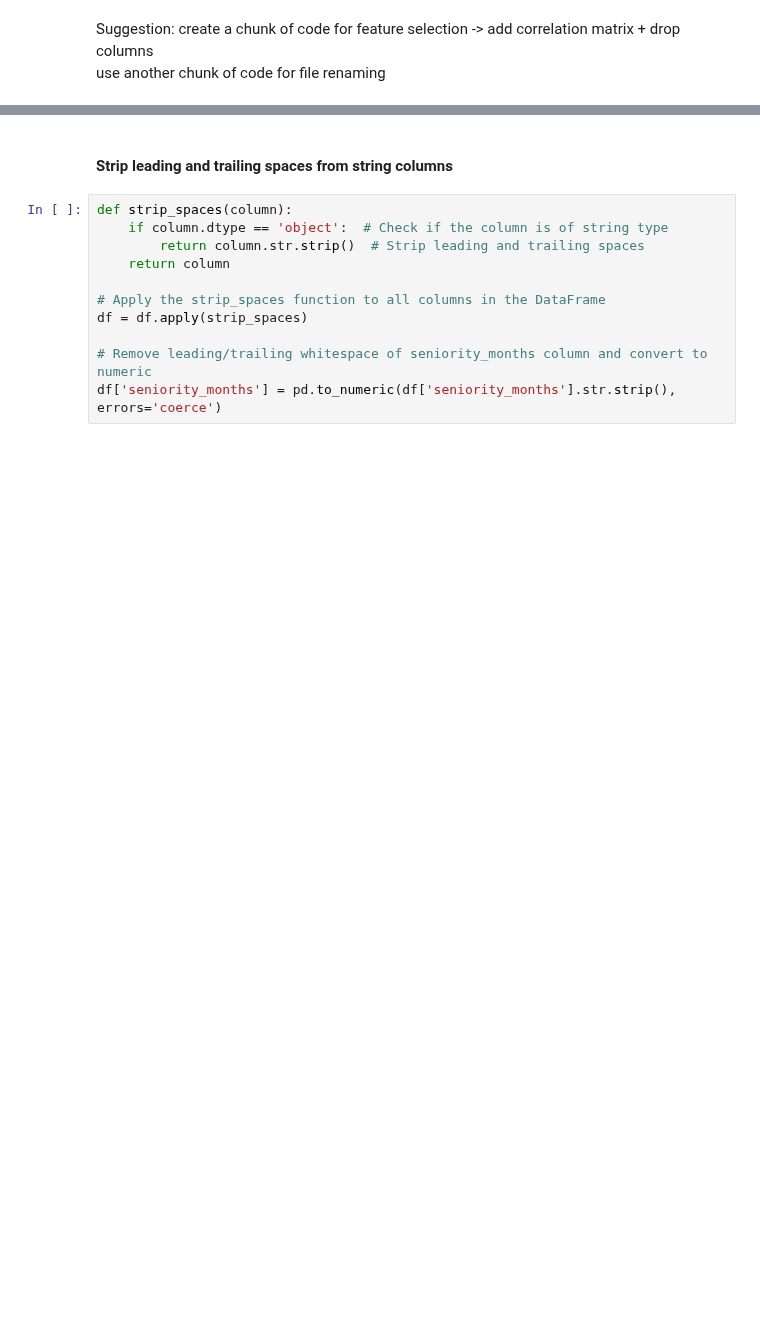
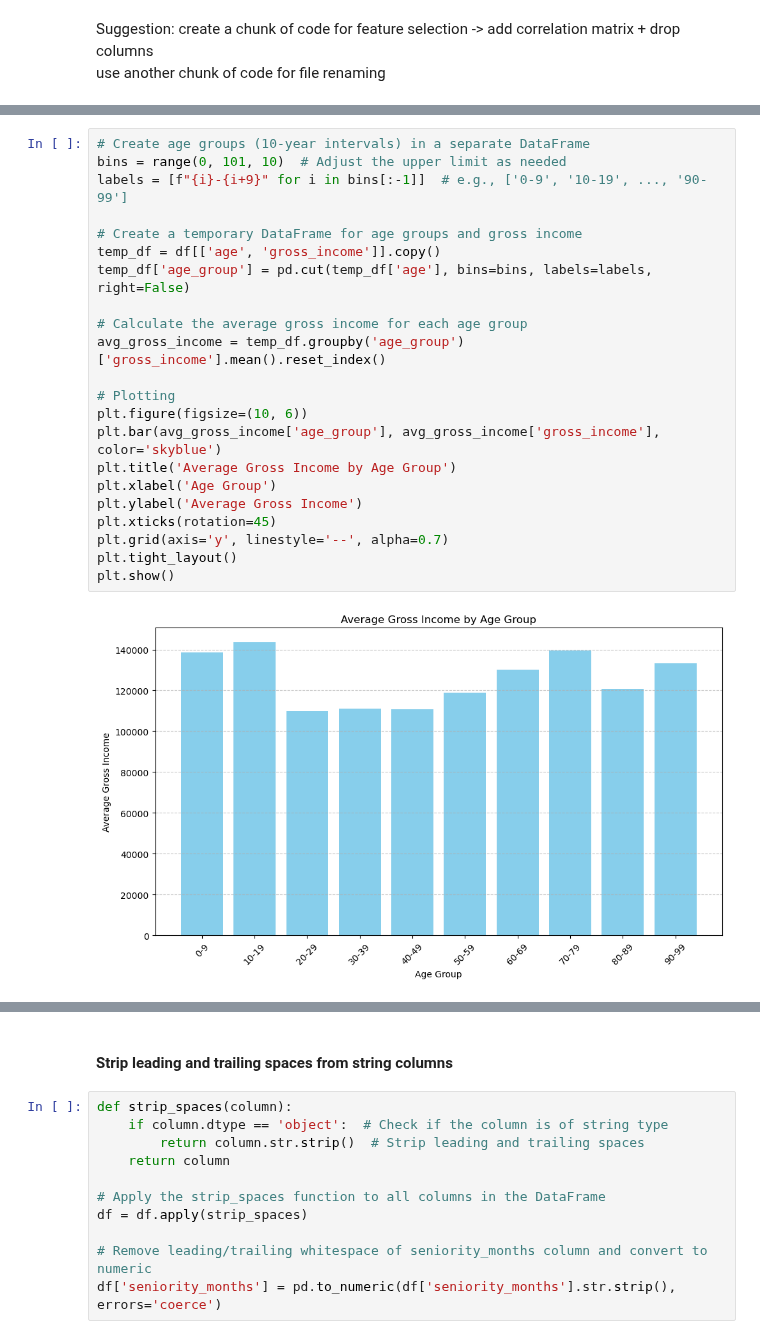
Before and after one commit to ChinSekYi/OpenAYEye, a Jupyter notebook: notebook/reco_system/santender_cleaning.ipynb, the cells around one changed output, grey strips where cells are left out. Cells and saved outputs as stored; diff of their text form; blank space fills up the shorter version.

```diff
--- a/notebook/reco_system/santender_cleaning.ipynb
+++ b/notebook/reco_system/santender_cleaning.ipynb
@@ -224,0 +252,24 @@ df = df.dropna(subset=columns_with_na)
+# %%
+# Create age groups (10-year intervals) in a separate DataFrame
+bins = range(0, 101, 10)  # Adjust the upper limit as needed
+labels = [f"{i}-{i+9}" for i in bins[:-1]]  # e.g., ['0-9', '10-19', ..., '90-99']
+
+# Create a temporary DataFrame for age groups and gross income
+temp_df = df[['age', 'gross_income']].copy()
+temp_df['age_group'] = pd.cut(temp_df['age'], bins=bins, labels=labels, right=False)
+
+# Calculate the average gross income for each age group
+avg_gross_income = temp_df.groupby('age_group')['gross_income'].mean().reset_index()
+
+# Plotting
+plt.figure(figsize=(10, 6))
+plt.bar(avg_gross_income['age_group'], avg_gross_income['gross_income'], color='skyblue')
+plt.title('Average Gross Income by Age Group')
+plt.xlabel('Age Group')
+plt.ylabel('Average Gross Income')
+plt.xticks(rotation=45)
+plt.grid(axis='y', linestyle='--', alpha=0.7)
+plt.tight_layout()
+plt.show()
+# %% [output]
+[figure, added]
```
Also changed, not shown: parts of 48 cells of this notebook, 1 other file.
